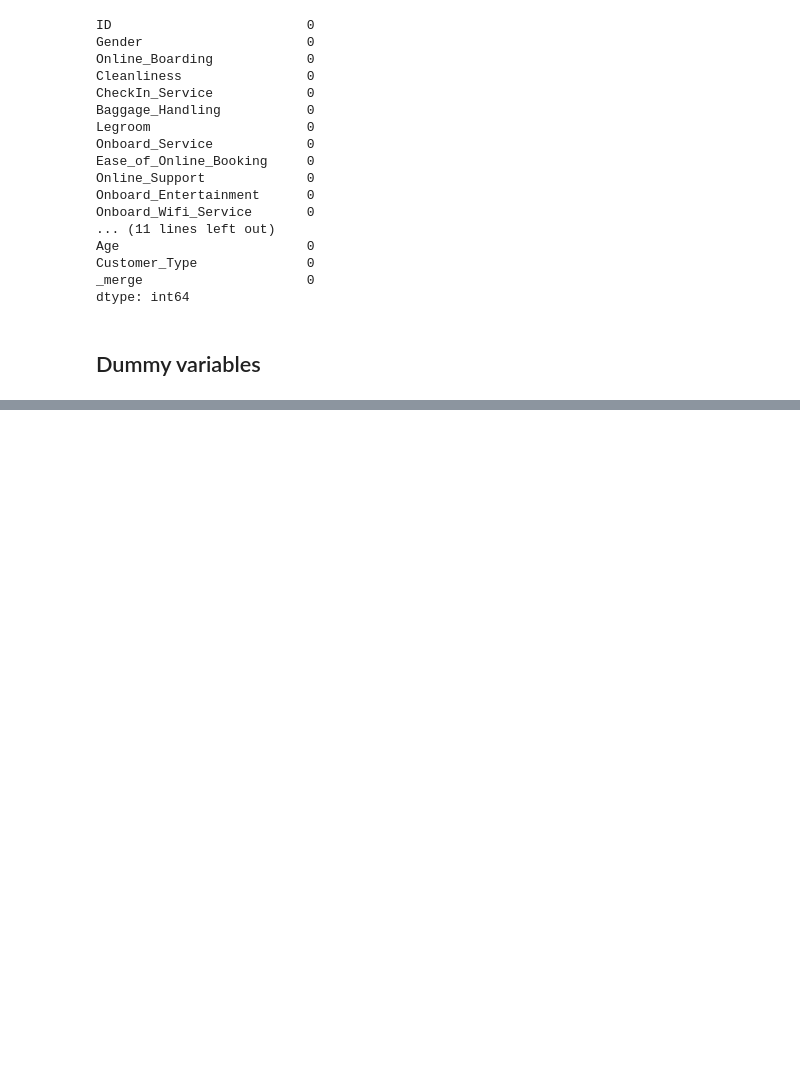
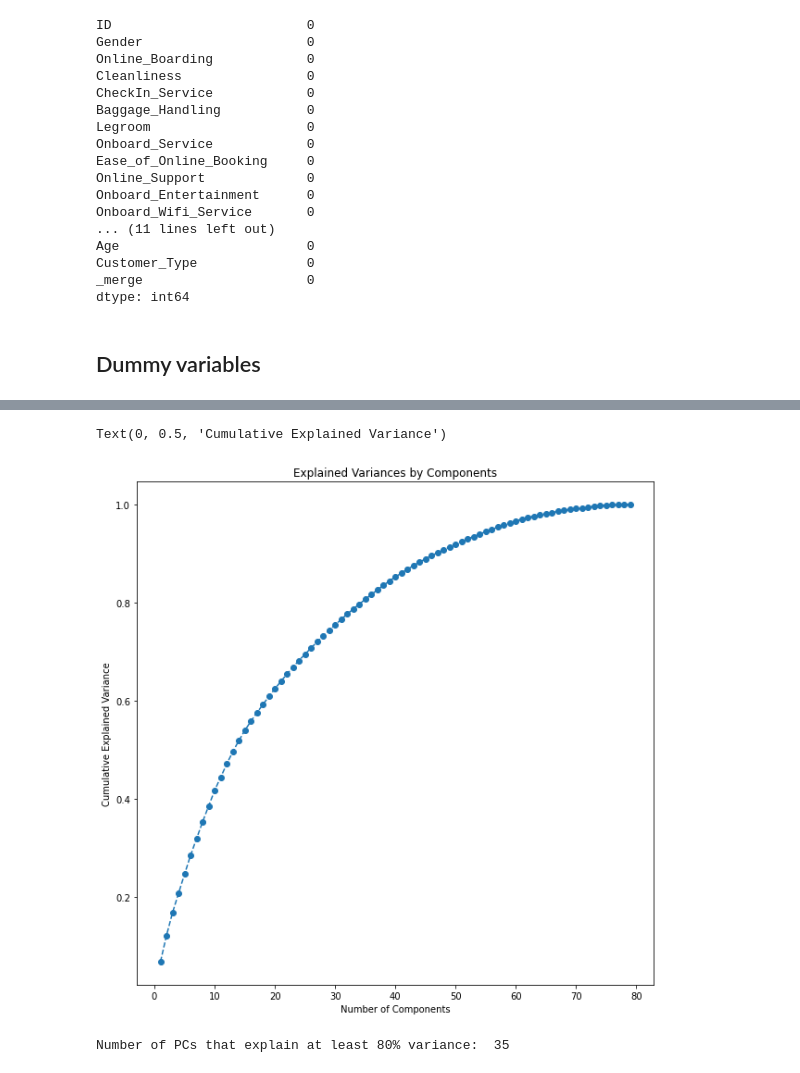
Before and after one commit to nadairshaid/big-pandas-MIT, a Jupyter notebook: PCA-analysis.ipynb, the cells around one changed output, grey strips where cells are left out. Cells and saved outputs as stored; diff of their text form; code cells hidden in the pictures; blank space fills up the shorter version.

```diff
--- a/PCA-analysis.ipynb
+++ b/PCA-analysis.ipynb
@@ -291,0 +320,10 @@ scaled_df.corr()
+# %%
+#Defining the number of principal components to generate
+n = scaled_df.shape[1]
+
+#Finding principal components for the data
+pca = PCA(n_components=n, random_state=1)
+pca_df = pd.DataFrame(pca.fit_transform(scaled_df))
+
+#The percentage of variance explained by each principal component
+exp_var = pca.explained_variance_ratio_
@@ -291,0 +349,20 @@ scaled_df.corr()
+# %%
+# visualize the explained variance by individual components
+plt.figure(figsize = (10,10))
+plt.plot(range(1,n+1), exp_var.cumsum(), marker = 'o', linestyle = '--')
+plt.title("Explained Variances by Components")
+plt.xlabel("Number of Components")
+plt.ylabel("Cumulative Explained Variance")
+# %% [output]
+Text(0, 0.5, 'Cumulative Explained Variance')
+[figure, added]
+# %%
+# find the least number of components that can explain more than 90% variance
+sum = 0
+for ix, i in enumerate(exp_var):
+    sum = sum + i
+    if(sum>0.80):
+        print("Number of PCs that explain at least 80% variance: ", ix+1)
+        break
+# %% [output]
+Number of PCs that explain at least 80% variance:  35
```
Also changed, not shown: parts of 14 cells of this notebook.
